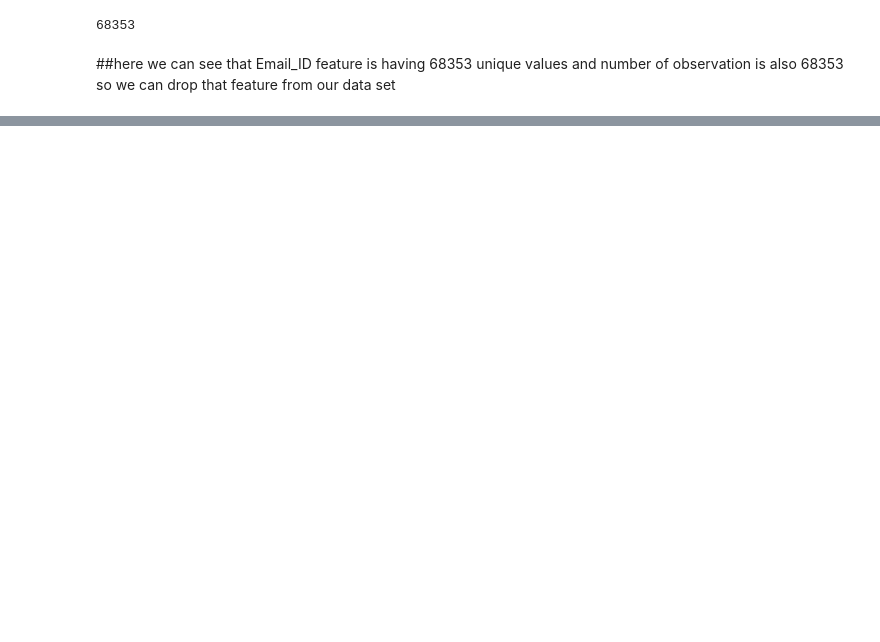
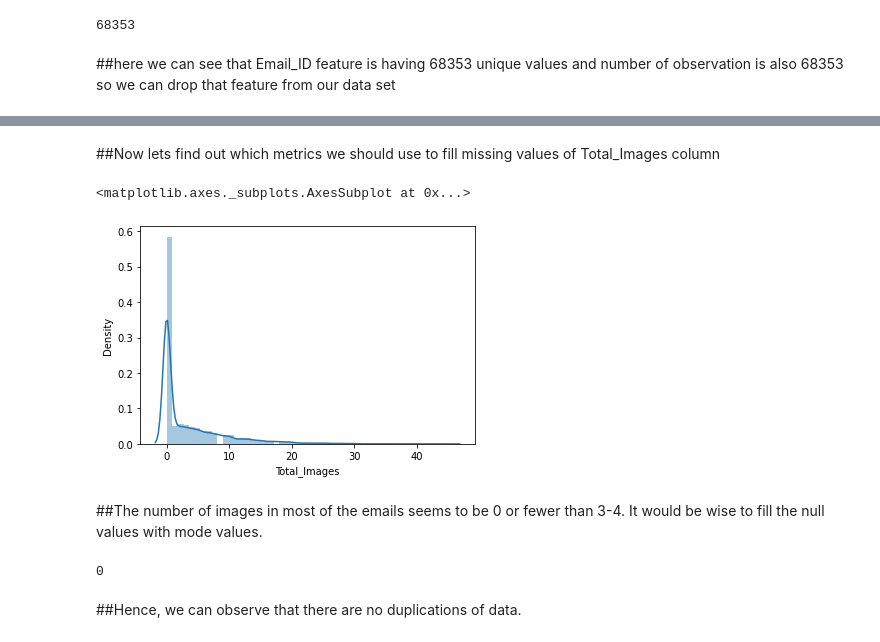
Before and after one commit to IfrazQazi/Email-Campaign-Effectiveness-Prediction-Capstone-Project, a Jupyter notebook: Email_Campaign_Effectiveness_Prediction.ipynb, the cells around one changed output, grey strips where cells are left out. Saved outputs shown, nothing was run; the diff lists cells and outputs as text; code cells hidden in the pictures; blank space fills up the shorter version.

```diff
--- a/Email_Campaign_Effectiveness_Prediction.ipynb
+++ b/Email_Campaign_Effectiveness_Prediction.ipynb
@@ -107,0 +181,12 @@ email_df['Email_ID'].count()
+# %%
+#filling up the Total Links Column
+email_df['Total_Links'].fillna(email_df['Total_Links'].mode()[0], inplace = True)
+# %% [markdown]
+##Now lets find out which metrics we should use to fill missing values of Total_Images column
+# %%
+sns.distplot(email_df.Total_Images)
+# %% [output]
+<matplotlib.axes._subplots.AxesSubplot at 0x...>
+[figure, added]
+# %% [markdown]
+##The number of images in most of the emails seems to be 0 or fewer than 3-4. It would be wise to fill the null values with mode values.
@@ -107,0 +196,7 @@ email_df['Email_ID'].count()
+# %%
+#check for duplicates
+email_df.duplicated().sum()
+# %% [output]
+0
+# %% [markdown]
+##Hence, we can observe that there are no duplications of data.
```
Also changed, not shown: parts of 20 cells of this notebook.
